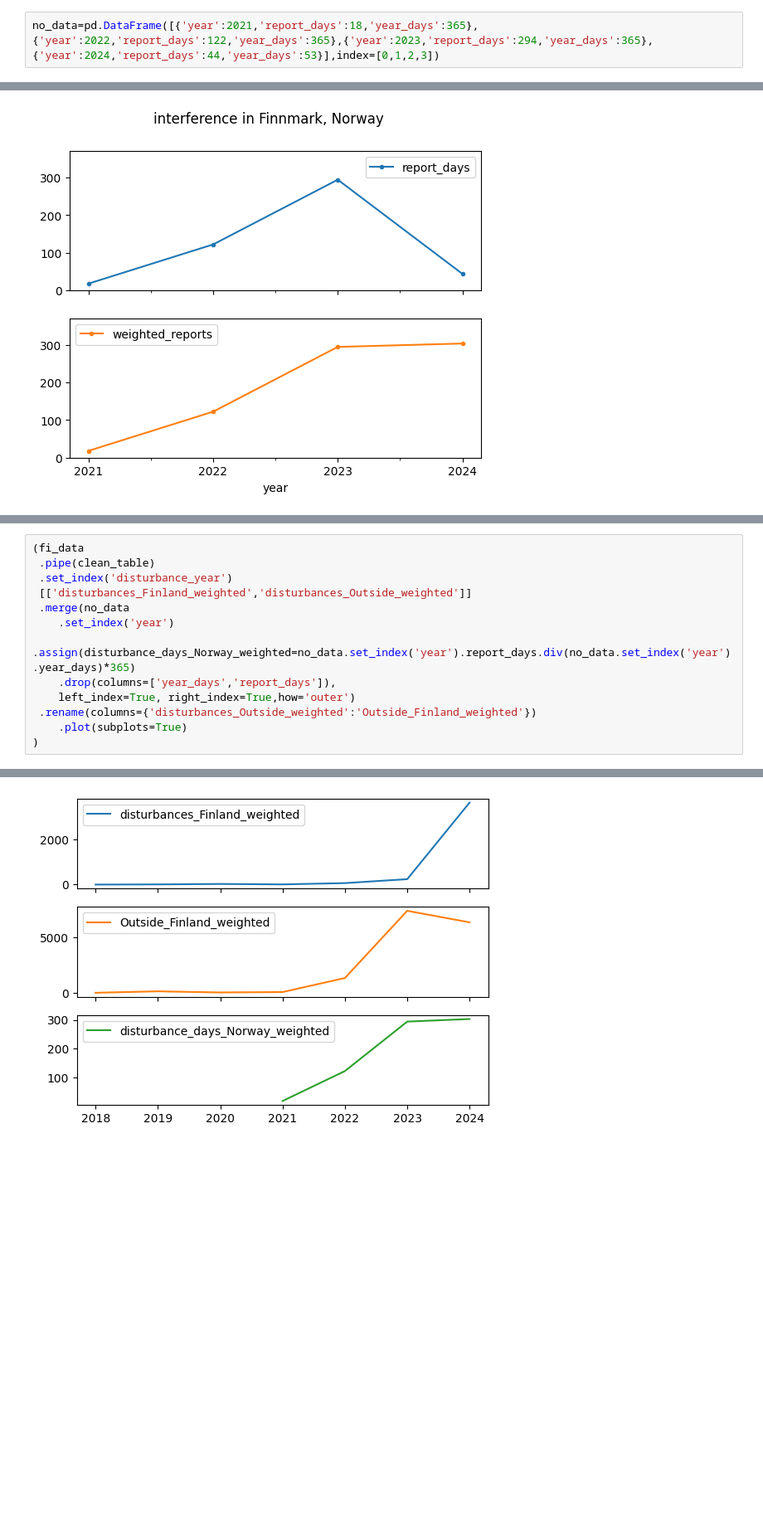
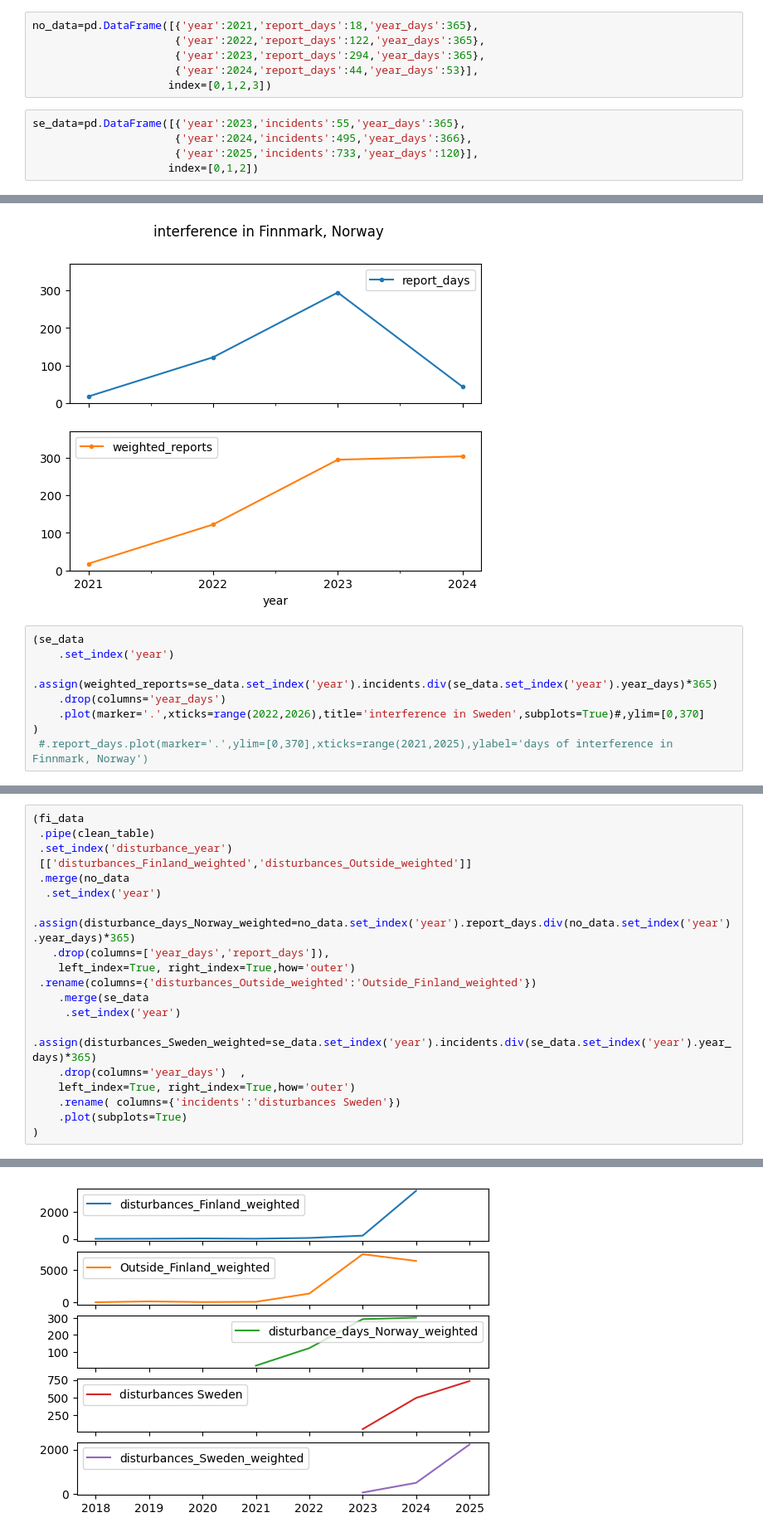
Before and after one commit to stelios-c/GPS_analysis, a Jupyter notebook: scandi_baltic/Finland_Norway_combined.ipynb, the cells around one changed output, grey strips where cells are left out. Shown: that part at 83% size. Cells and saved outputs as stored; diff of their text form; blank space fills up the shorter version.

```diff
--- a/scandi_baltic/Finland_Norway_combined.ipynb
+++ b/scandi_baltic/Finland_Norway_combined.ipynb
@@ -16,7 +16,16 @@ import datetime as dt
 # %%
 fi_data=pd.read_csv('finland_disturbance.csv',header=1)
 # %%
-no_data=pd.DataFrame([{'year':2021,'report_days':18,'year_days':365},{'year':2022,'report_days':122,'year_days':365},{'year':2023,'report_days':294,'year_days':365},{'year':2024,'report_days':44,'year_days':53}],index=[0,1,2,3])
+no_data=pd.DataFrame([{'year':2021,'report_days':18,'year_days':365},
+                      {'year':2022,'report_days':122,'year_days':365},
+                      {'year':2023,'report_days':294,'year_days':365},
+                      {'year':2024,'report_days':44,'year_days':53}],
+                     index=[0,1,2,3])
+# %%
+se_data=pd.DataFrame([{'year':2023,'incidents':55,'year_days':365},
+                      {'year':2024,'incidents':495,'year_days':366},
+                      {'year':2025,'incidents':733,'year_days':120}],
+                     index=[0,1,2])
 # %%
 def parse_date(input_str):
     return dt.datetime.strptime(input_str,'%d %B %Y')
@@ -53,3 +62,11 @@ def clean_table(df):
 # %% [output]
 array([<Axes: xlabel='year'>, <Axes: xlabel='year'>], dtype=object)
 [figure]
+# %%
+(se_data
+    .set_index('year')
+    .assign(weighted_reports=se_data.set_index('year').incidents.div(se_data.set_index('year').year_days)*365)
+    .drop(columns='year_days')
+    .plot(marker='.',xticks=range(2022,2026),title='interference in Sweden',subplots=True)#,ylim=[0,370]
+)
+ #.report_days.plot(marker='.',ylim=[0,370],xticks=range(2021,2025),ylabel='days of interference in Finnmark, Norway')
@@ -59,11 +79,17 @@ array([<Axes: xlabel='year'>, <Axes: xlabel='year'>], dtype=object)
  .set_index('disturbance_year')
  [['disturbances_Finland_weighted','disturbances_Outside_weighted']]
  .merge(no_data
-    .set_index('year')
+  .set_index('year')
     .assign(disturbance_days_Norway_weighted=no_data.set_index('year').report_days.div(no_data.set_index('year').year_days)*365)
-    .drop(columns=['year_days','report_days']),
+   .drop(columns=['year_days','report_days']),
     left_index=True, right_index=True,how='outer')
  .rename(columns={'disturbances_Outside_weighted':'Outside_Finland_weighted'})
+    .merge(se_data
+     .set_index('year')
+    .assign(disturbances_Sweden_weighted=se_data.set_index('year').incidents.div(se_data.set_index('year').year_days)*365)
+    .drop(columns='year_days')  ,
+    left_index=True, right_index=True,how='outer')
+    .rename( columns={'incidents':'disturbances Sweden'})
     .plot(subplots=True)
 )
 # %% [output]
@@ -71 +97 @@ array([<Axes: >, <Axes: >, <Axes: >], dtype=object)
-[figure, old version]
+[figure, new version]
```
Also changed, not shown: parts of 2 cells of this notebook.
